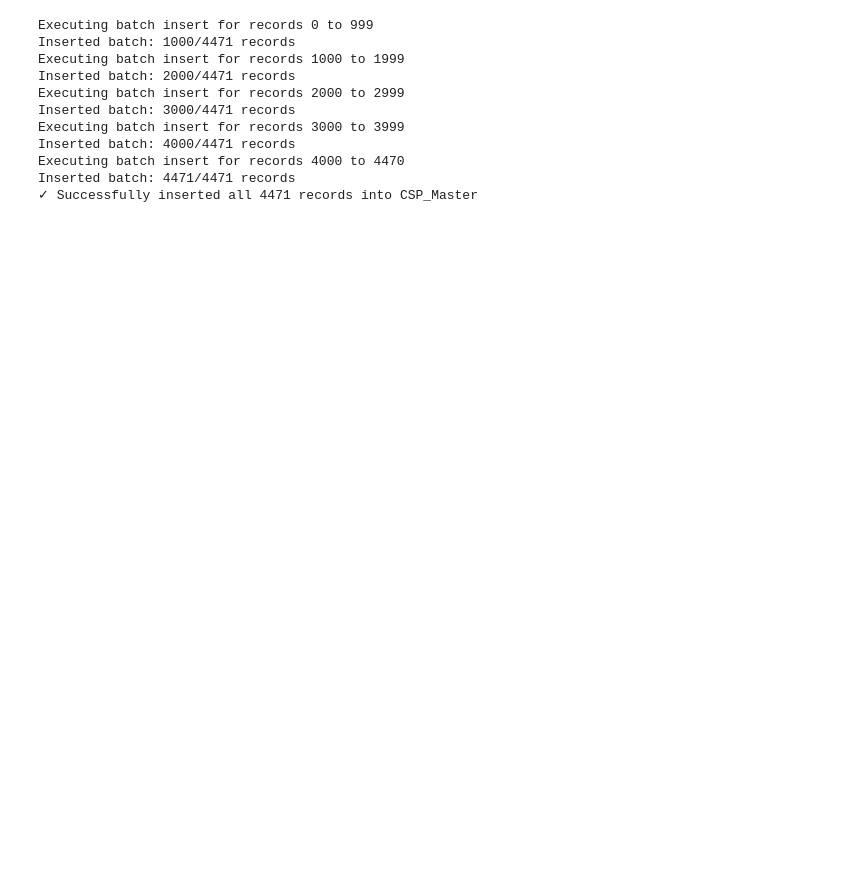
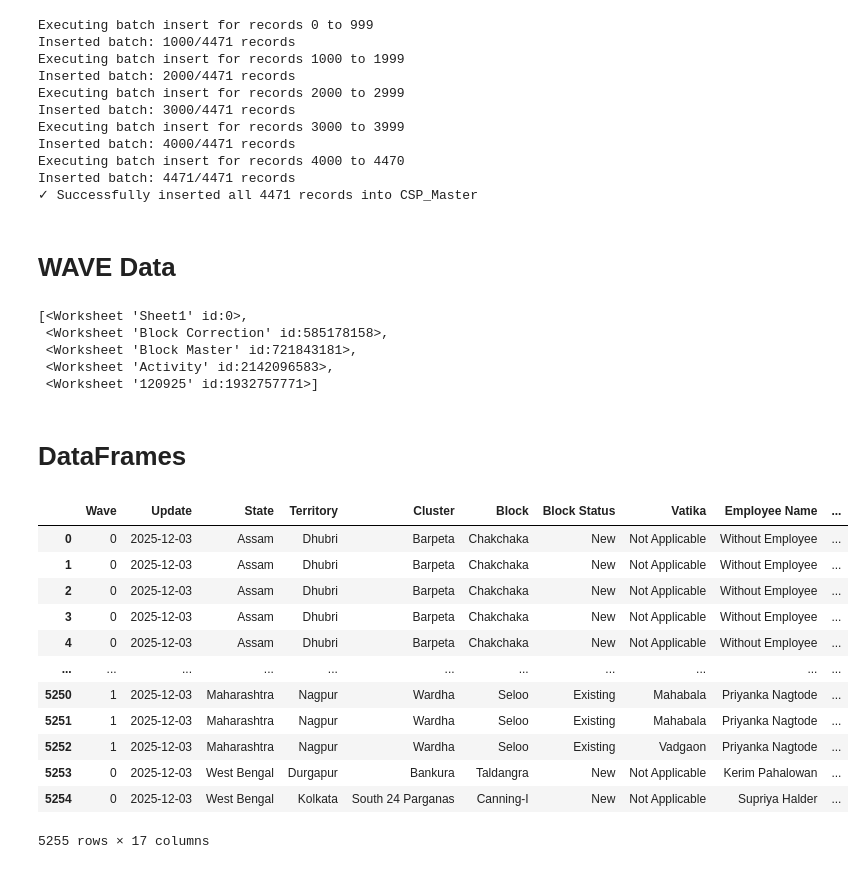
Before and after one commit to Omhanda/Local_Pipelines, a Jupyter notebook: ETL_Pipeline_for_google_doc.ipynb, the cells around one changed output. Drawn from its saved outputs; the diff is of its cells as text; code cells hidden in the pictures; blank space fills up the shorter version.

```diff
--- a/ETL_Pipeline_for_google_doc.ipynb
+++ b/ETL_Pipeline_for_google_doc.ipynb
@@ -423,0 +437,47 @@ conn.close()
+# %% [markdown]
+# WAVE Data
+# %%
+# Path to your downloaded key
+service_acc_key = "cool-ocean-477314-v4-c7ffb11c1359.json"
+
+# Define the required scopes
+SCOPES = [
+    "https://www.googleapis.com/auth/spreadsheets",
+    "https://www.googleapis.com/auth/drive"
+]
+
+# Authorize
+creds = Credentials.from_service_account_file(service_acc_key, scopes=SCOPES)
+gc = gspread.authorize(creds)
+# %%
+wave_sheet = gc.open_by_url('https://docs.google.com/spreadsheets/d/1SKgKmXeInkKkhEB4eIj0bEBMXel-fvYEnqe4n7OE1hc/edit?usp=sharing')
+
+wave_sheet.worksheets()
+# %% [output]
+[<Worksheet 'Sheet1' id:0>,
+ <Worksheet 'Block Correction' id:585178158>,
+ <Worksheet 'Block Master' id:721843181>,
+ <Worksheet 'Activity' id:2142096583>,
+ <Worksheet '120925' id:1932757771>]
+# %% [markdown]
+# DataFrames
+# %%
+wave_sheet_1 = wave_sheet.worksheet('Sheet1')
+
+wave_sheet_df = pd.DataFrame(wave_sheet_1.get_all_records())
+
+wave_sheet_df
+# %% [output]
+|  | Wave | Update | State | Territory | Cluster | Block | Block Status | Vatika | Employee Name | ... |
+| 0 | 0 | 2025-12-03 | Assam | Dhubri | Barpeta | Chakchaka | New | Not Applicable | Without Employee | ... |
+| 1 | 0 | 2025-12-03 | Assam | Dhubri | Barpeta | Chakchaka | New | Not Applicable | Without Employee | ... |
+| 2 | 0 | 2025-12-03 | Assam | Dhubri | Barpeta | Chakchaka | New | Not Applicable | Without Employee | ... |
+| 3 | 0 | 2025-12-03 | Assam | Dhubri | Barpeta | Chakchaka | New | Not Applicable | Without Employee | ... |
+| 4 | 0 | 2025-12-03 | Assam | Dhubri | Barpeta | Chakchaka | New | Not Applicable | Without Employee | ... |
+| ... | ... | ... | ... | ... | ... | ... | ... | ... | ... | ... |
+| 5250 | 1 | 2025-12-03 | Maharashtra | Nagpur | Wardha | Seloo | Existing | Mahabala | Priyanka Nagtode | ... |
+| 5251 | 1 | 2025-12-03 | Maharashtra | Nagpur | Wardha | Seloo | Existing | Mahabala | Priyanka Nagtode | ... |
+| 5252 | 1 | 2025-12-03 | Maharashtra | Nagpur | Wardha | Seloo | Existing | Vadgaon | Priyanka Nagtode | ... |
+| 5253 | 0 | 2025-12-03 | West Bengal | Durgapur | Bankura | Taldangra | New | Not Applicable | Kerim Pahalowan | ... |
+| 5254 | 0 | 2025-12-03 | West Bengal | Kolkata | South 24 Parganas | Canning-I | New | Not Applicable | Supriya Halder | ... |
+5255 rows × 17 columns
```
Also changed, not shown: parts of 47 cells of this notebook, 6 other files.
